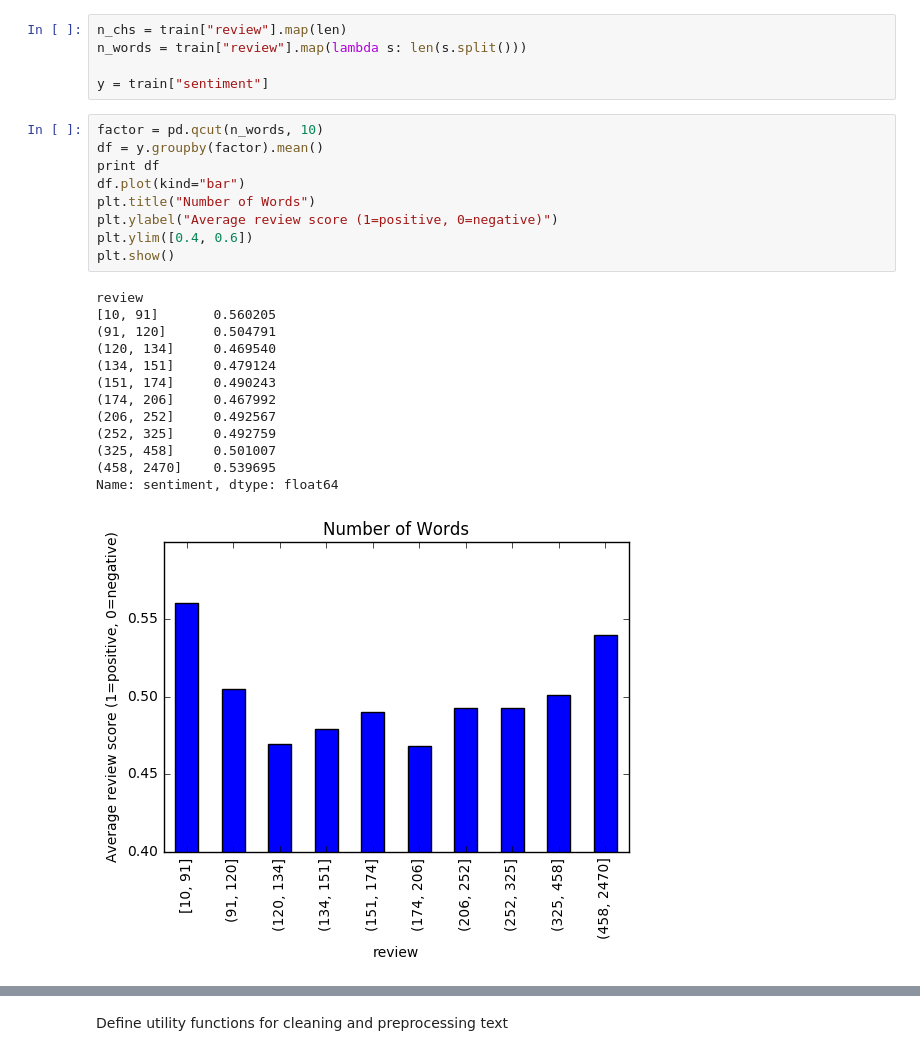
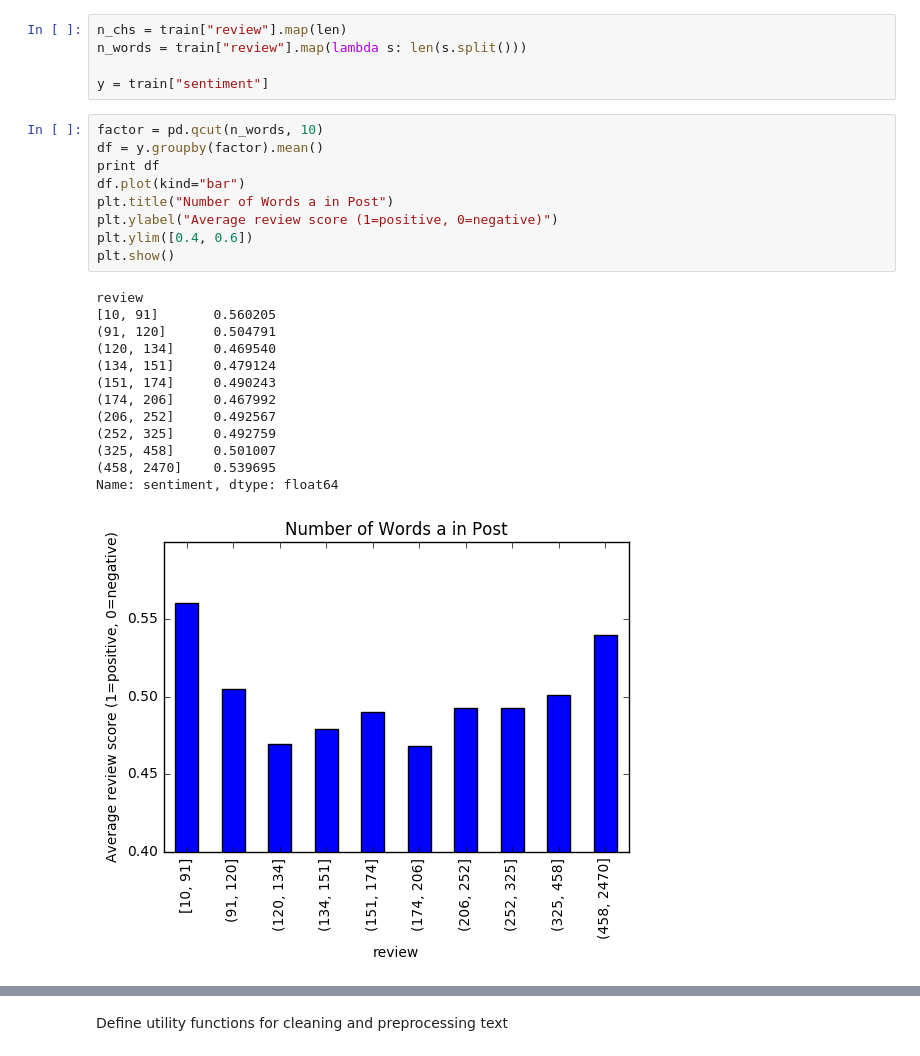
Before and after one commit to chao-ji/movie_review, a Jupyter notebook: Part 1 Data Preparation.ipynb, the cells around one changed output, grey strips where cells are left out. Drawn from its saved outputs; the diff is of its cells as text.

```diff
--- a/Part 1 Data Preparation.ipynb
+++ b/Part 1 Data Preparation.ipynb
@@ -61,26 +61,26 @@ y = train["sentiment"]
 # %%
 factor = pd.qcut(n_words, 10)
 df = y.groupby(factor).mean()
 print df
 df.plot(kind="bar")
-plt.title("Number of Words")
+plt.title("Number of Words a in Post")
 plt.ylabel("Average review score (1=positive, 0=negative)")
 plt.ylim([0.4, 0.6])
 plt.show()
 # %% [output]
 review
 [10, 91]       0.560205
 (91, 120]      0.504791
 (120, 134]     0.469540
 (134, 151]     0.479124
 (151, 174]     0.490243
 (174, 206]     0.467992
 (206, 252]     0.492567
 (252, 325]     0.492759
 (325, 458]     0.501007
 (458, 2470]    0.539695
 Name: sentiment, dtype: float64
-[figure, old version]
+[figure, new version]
 # %%
 factor = pd.qcut(n_chs, 10)
 df = y.groupby(factor).mean()
```
Also changed, not shown: parts of 2 cells of this notebook.
